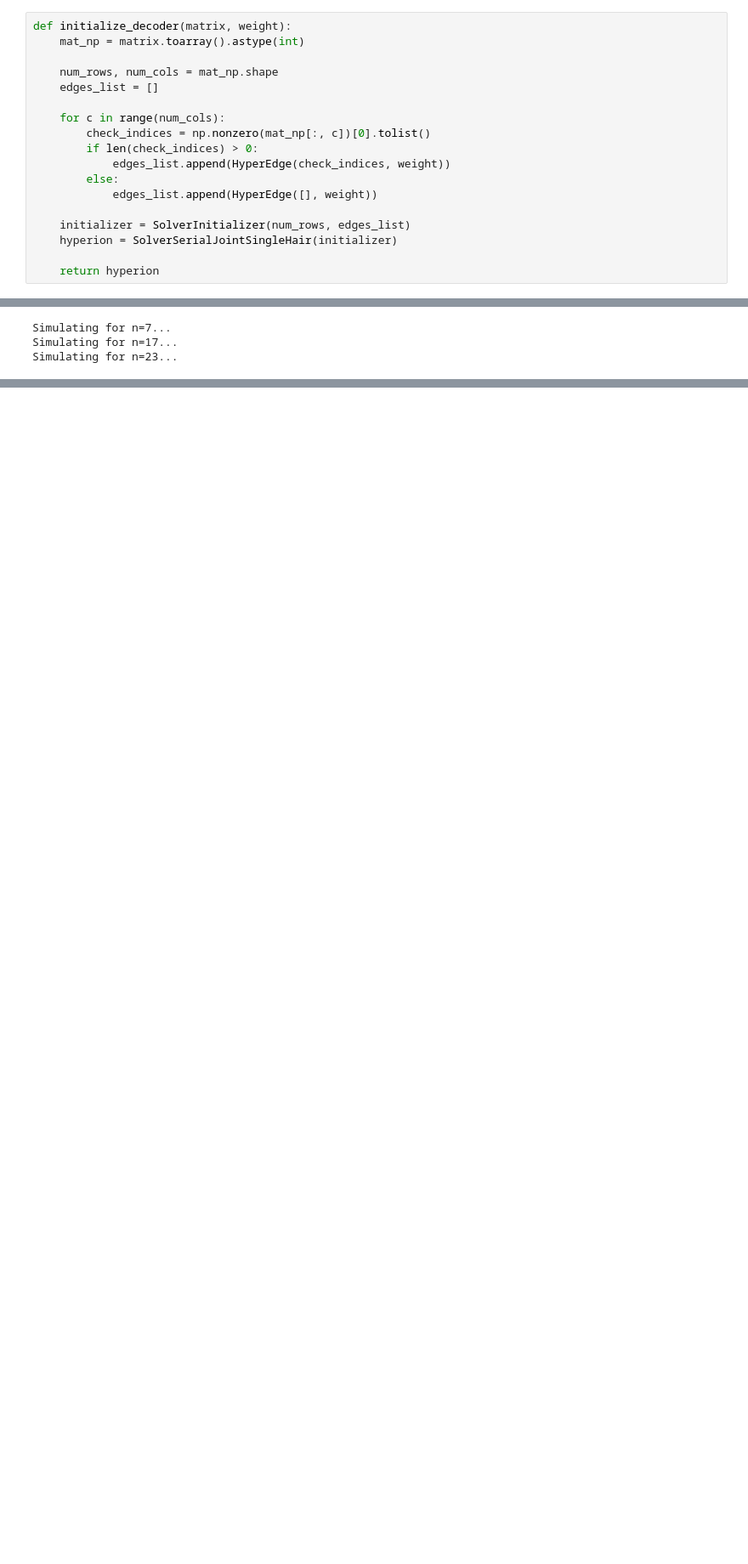
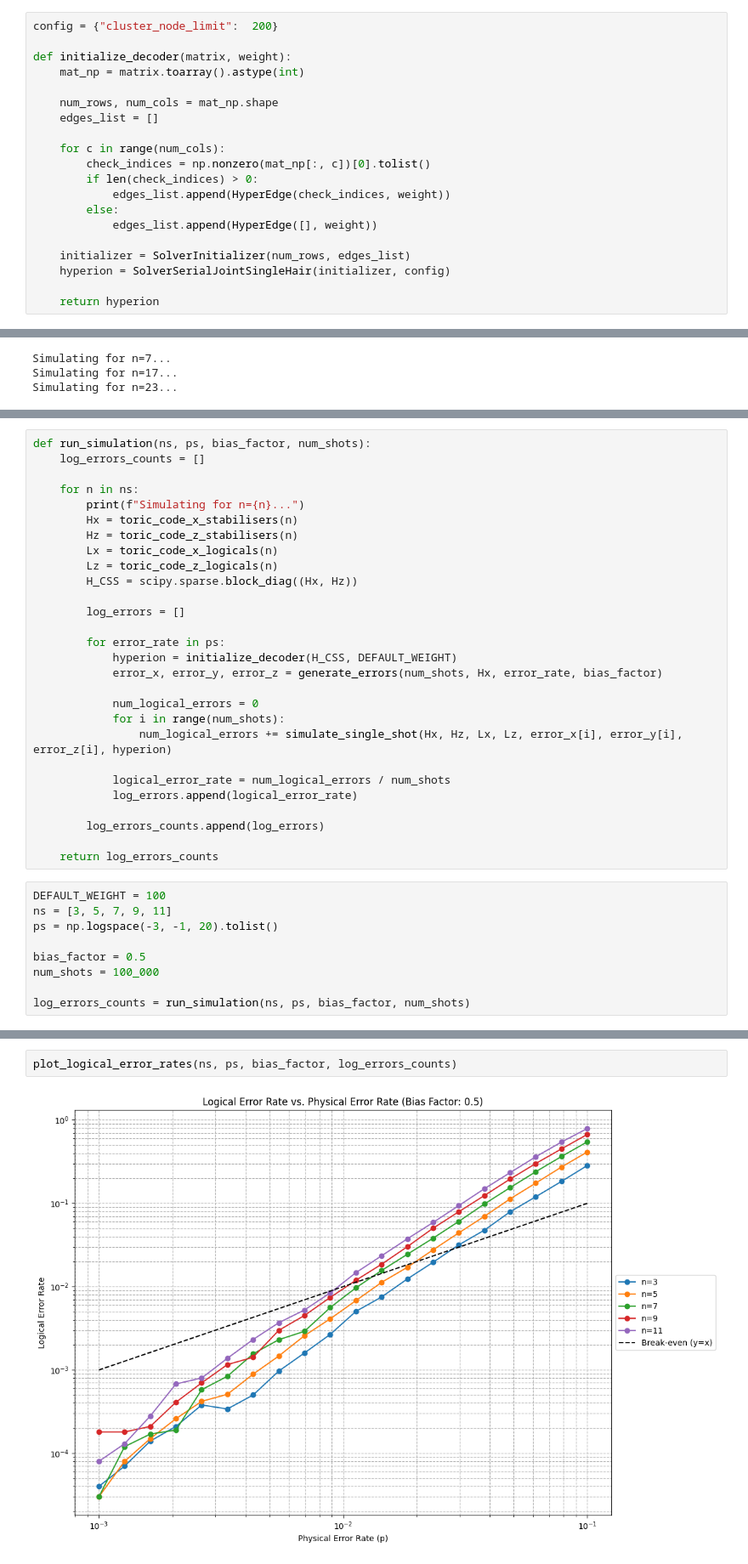
Before and after one commit to MarkAppprogrammer/Qiskit-CSS-T, a Jupyter notebook: decoder/docs/HyperBlossom_demo.ipynb, the cells around one changed output, grey strips where cells are left out. Shown at 85% size. Cells and saved outputs as stored; diff of their text form; blank space fills up the shorter version.

```diff
--- a/decoder/docs/HyperBlossom_demo.ipynb
+++ b/decoder/docs/HyperBlossom_demo.ipynb
@@ -354,6 +351,8 @@ def H(n, if_self_dual=False):
 	H = scipy.sparse.csr_matrix(np.array(H_punctured, dtype=int))
 	return H
 # %%
+config = {"cluster_node_limit":  200}
+
 def initialize_decoder(matrix, weight):
     mat_np = matrix.toarray().astype(int)
 
@@ -368,7 +367,7 @@ def initialize_decoder(matrix, weight):
             edges_list.append(HyperEdge([], weight))
 
     initializer = SolverInitializer(num_rows, edges_list)
-    hyperion = SolverSerialJointSingleHair(initializer)
+    hyperion = SolverSerialJointSingleHair(initializer, config)
 
     return hyperion
 # %%
@@ -513,0 +570,37 @@ plot_logical_error_rates(ns, ps, bias_factor, log_errors_counts)
+# %%
+def run_simulation(ns, ps, bias_factor, num_shots):
+	log_errors_counts = []
+
+	for n in ns:
+		print(f"Simulating for n={n}...")
+		Hx = toric_code_x_stabilisers(n)
+		Hz = toric_code_z_stabilisers(n)
+		Lx = toric_code_x_logicals(n)
+		Lz = toric_code_z_logicals(n)
+		H_CSS = scipy.sparse.block_diag((Hx, Hz))
+
+		log_errors = []
+
+		for error_rate in ps:
+			hyperion = initialize_decoder(H_CSS, DEFAULT_WEIGHT)
+			error_x, error_y, error_z = generate_errors(num_shots, Hx, error_rate, bias_factor)
+
+			num_logical_errors = 0
+			for i in range(num_shots):
+				num_logical_errors += simulate_single_shot(Hx, Hz, Lx, Lz, error_x[i], error_y[i], error_z[i], hyperion)
+
+			logical_error_rate = num_logical_errors / num_shots
+			log_errors.append(logical_error_rate)
+
+		log_errors_counts.append(log_errors)
+
+	return log_errors_counts
+# %%
+DEFAULT_WEIGHT = 100
+ns = [3, 5, 7, 9, 11]
+ps = np.logspace(-3, -1, 20).tolist()
+
+bias_factor = 0.5
+num_shots = 100_000
+
+log_errors_counts = run_simulation(ns, ps, bias_factor, num_shots)
@@ -513,0 +613,4 @@ plot_logical_error_rates(ns, ps, bias_factor, log_errors_counts)
+# %%
+plot_logical_error_rates(ns, ps, bias_factor, log_errors_counts)
+# %% [output]
+[figure, added]
```
Also changed, not shown: parts of 4 cells of this notebook.
